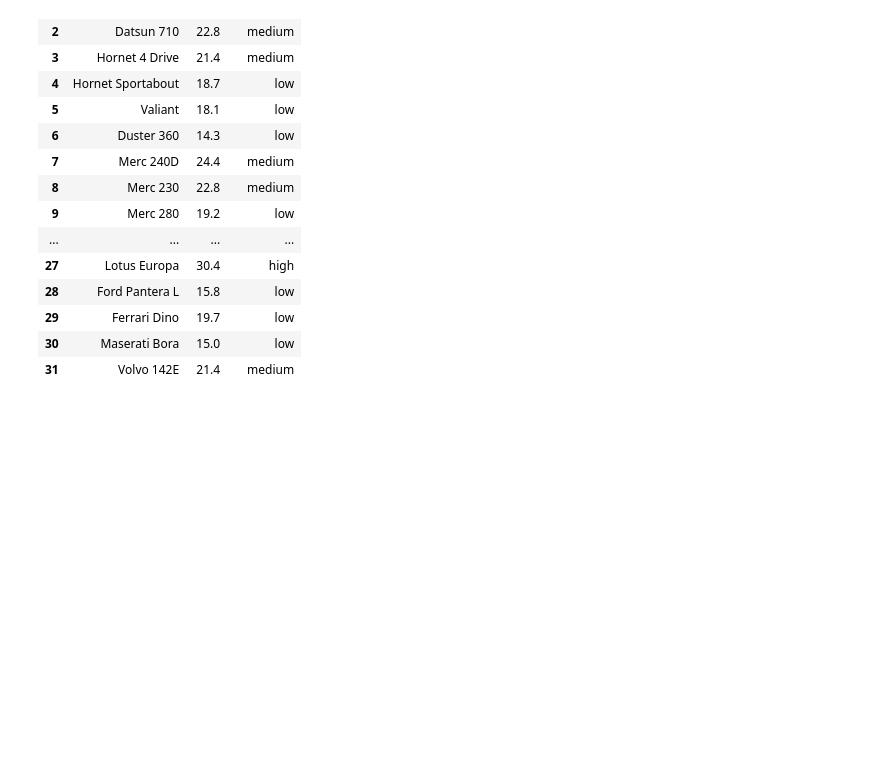
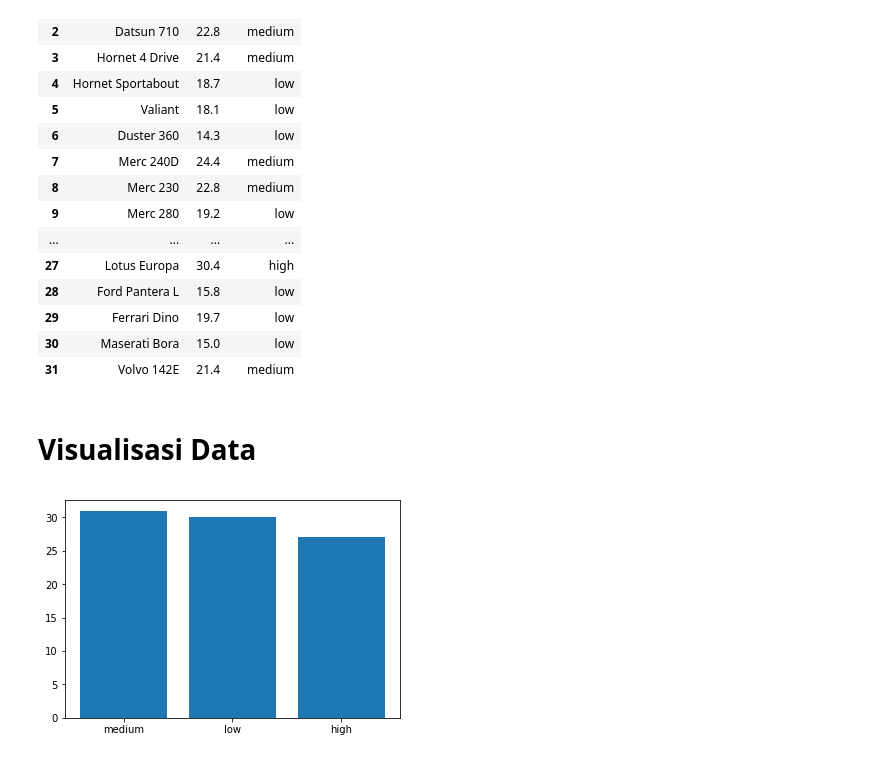
Before and after one commit to dimasn130397/Data_Analyst, a Jupyter notebook: Test_Data_Analys_2.ipynb, the cells around one changed output. Cells and saved outputs as stored; diff of their text form; code cells hidden in the pictures; blank space fills up the shorter version.

```diff
--- a/Test_Data_Analys_2.ipynb
+++ b/Test_Data_Analys_2.ipynb
@@ -100,3 +100,5 @@ my_data
 | 29 | Ferrari Dino | 19.7 | low |
 | 30 | Maserati Bora | 15.0 | low |
 | 31 | Volvo 142E | 21.4 | medium |
+# %% [markdown]
+# Visualisasi Data
@@ -102,0 +109,9 @@ my_data
+# %%
+y = np.arange(len(my_data['mpg']))
+x = my_data['mpg_level']
+plt.bar(x, y)
+
+plt.xlabel('mpg level', fontweight='bold', color= 'white', fontsize='14', horizontalalignment='center')
+plt.show()
+# %% [output]
+[figure, added]
```
Also changed, not shown: parts of 10 cells of this notebook.
